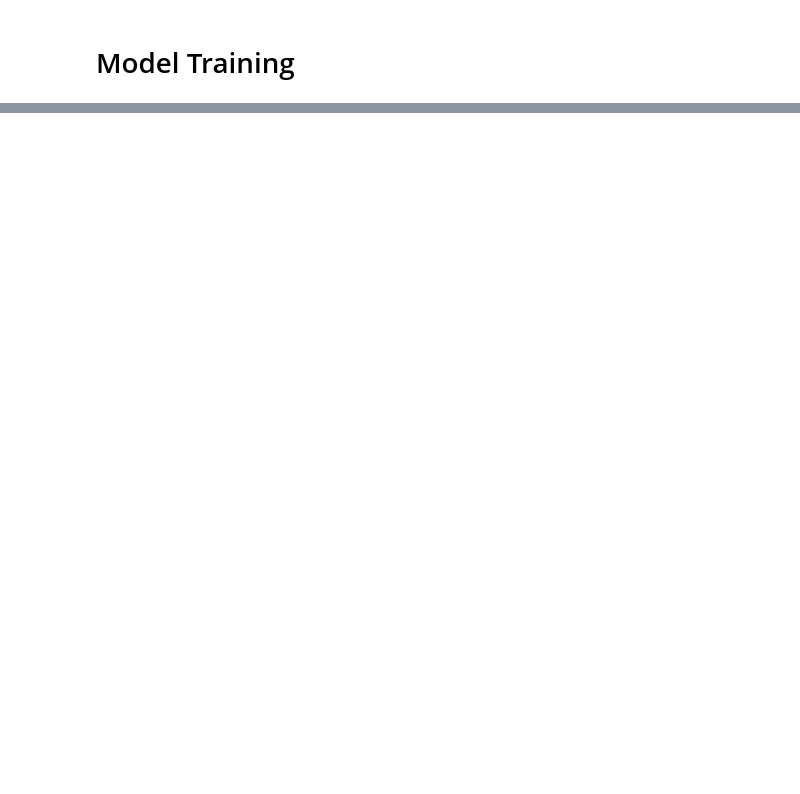
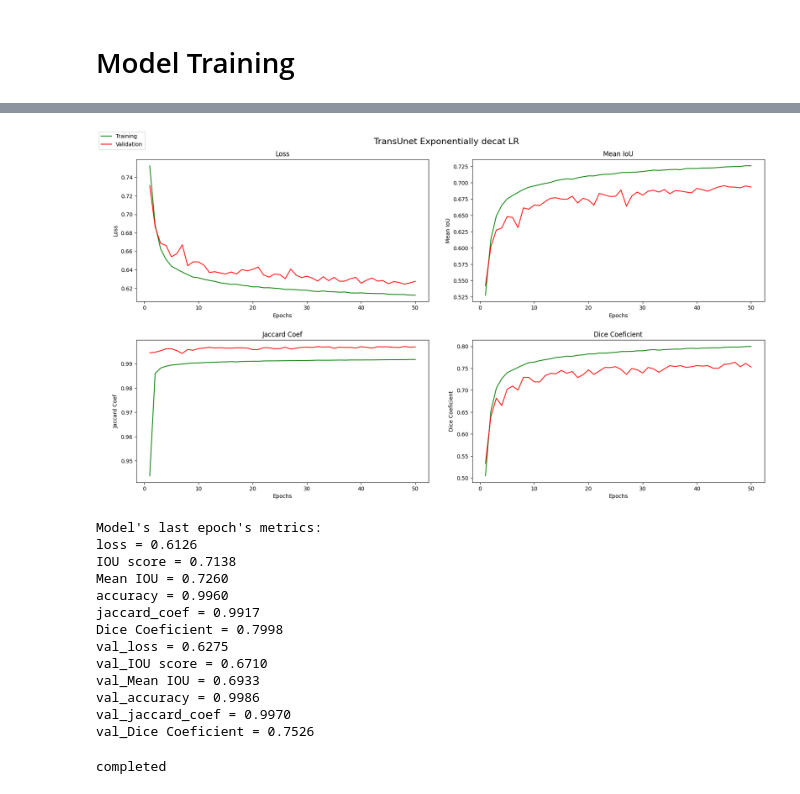
Before and after one commit to pemujo/w210-capstone, a Jupyter notebook: Baseline Model Training.ipynb, the cells around one changed output, grey strips where cells are left out. Saved outputs shown, nothing was run; the diff lists cells and outputs as text; code cells hidden in the pictures; blank space fills up the shorter version.

```diff
--- a/Baseline Model Training.ipynb
+++ b/Baseline Model Training.ipynb
@@ -729,0 +903,25 @@ visualize_train_curves(train_history, "Unet using all time-series images Trainin
+# %%
+# Plot DeeplabV3+ Training History
+model_name = "Trans_Unet_w_lr_decay_50_epochs"
+with open(TRAIN_HISTORY_PATH + model_name + '_train_history.pkl', 'rb') as pfile:
+    train_history = pickle.load(pfile)
+visualize_train_curves(train_history, "TransUnet Exponentially decat LR")
+# %% [output]
+[figure, added]
+Model's last epoch's metrics:
+loss = 0.6126
+IOU score = 0.7138
+Mean IOU = 0.7260
+accuracy = 0.9960
+jaccard_coef = 0.9917
+Dice Coeficient = 0.7998
+val_loss = 0.6275
+val_IOU score = 0.6710
+val_Mean IOU = 0.6933
+val_accuracy = 0.9986
+val_jaccard_coef = 0.9970
+val_Dice Coeficient = 0.7526
+# %%
+print('completed')
+# %% [output]
+completed
```
Also changed, not shown: parts of 15 cells of this notebook.
